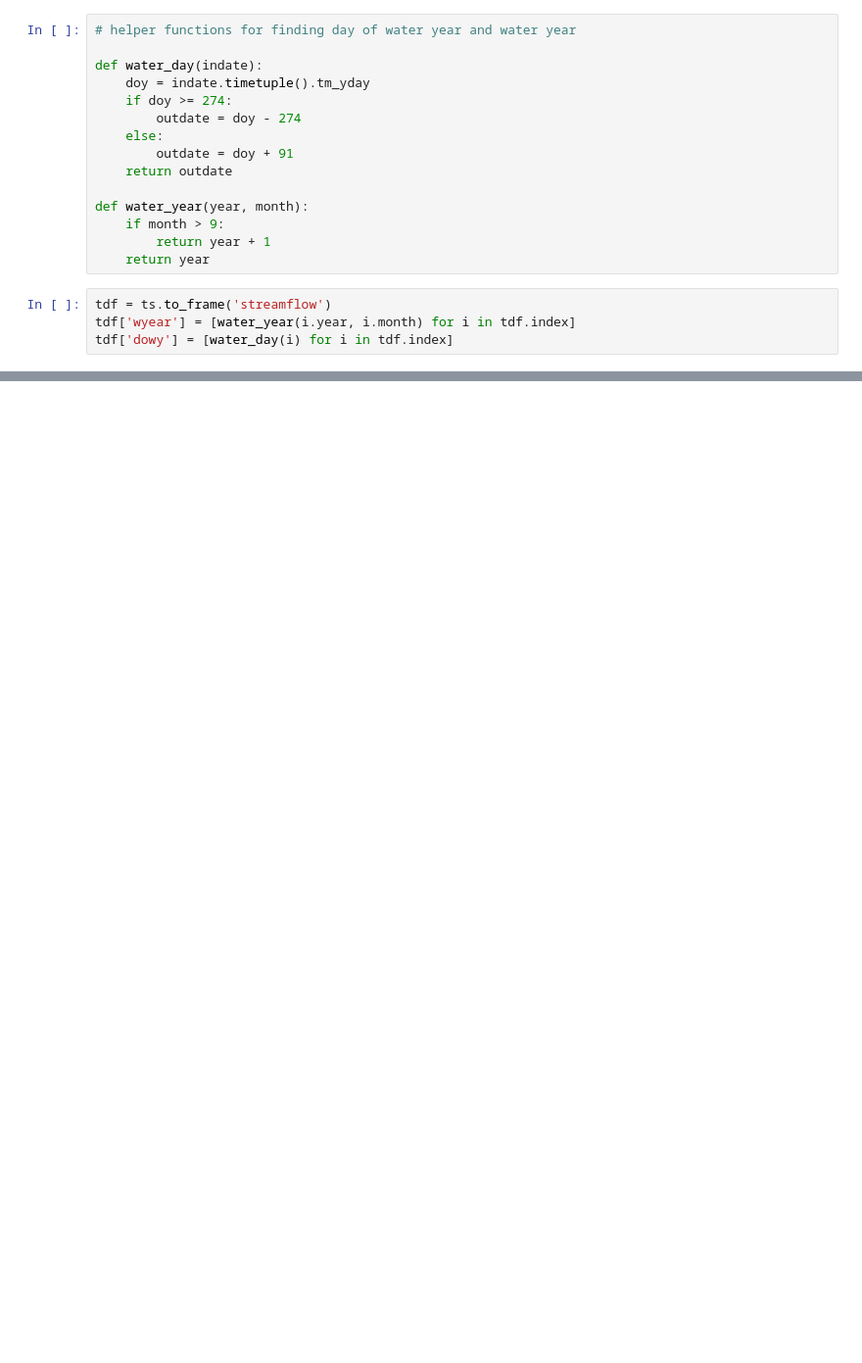
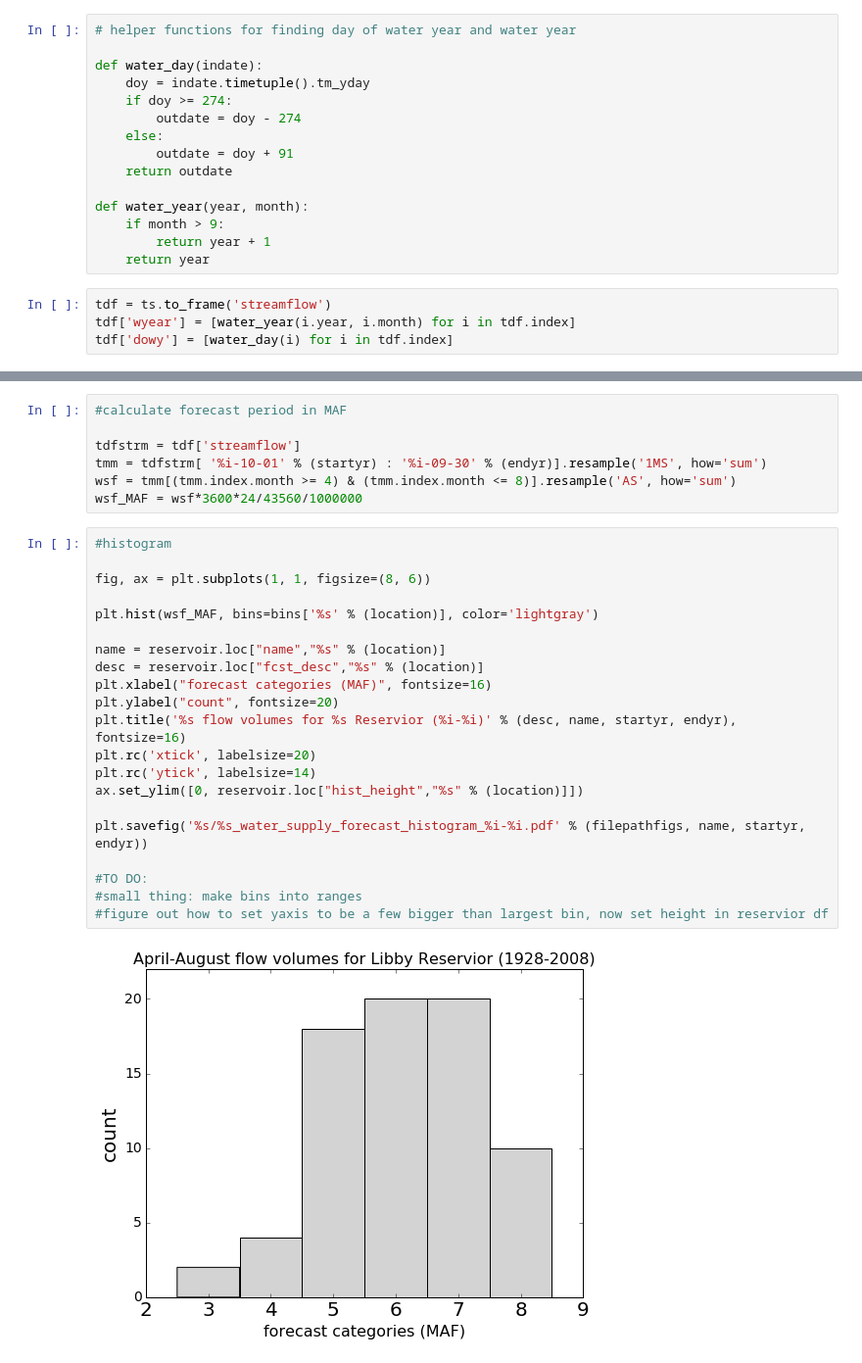
Before and after one commit to julievano/storyline_plots, a Jupyter notebook: notebooks/storylines_metrics_single_timeseries.ipynb, the cells around one changed output, grey strips where cells are left out. Shown at 98% size. Cells and saved outputs as stored; diff of their text form; blank space fills up the shorter version.

```diff
--- a/notebooks/storylines_metrics_single_timeseries.ipynb
+++ b/notebooks/storylines_metrics_single_timeseries.ipynb
@@ -137,0 +138,30 @@ tmm[(tmm.index.month >= 4) & (tmm.index.month <= 8)].resample('AS', how='sum').p
+# %%
+#calculate forecast period in MAF
+
+tdfstrm = tdf['streamflow']
+tmm = tdfstrm[ '%i-10-01' % (startyr) : '%i-09-30' % (endyr)].resample('1MS', how='sum')
+wsf = tmm[(tmm.index.month >= 4) & (tmm.index.month <= 8)].resample('AS', how='sum')
+wsf_MAF = wsf*3600*24/43560/1000000
+# %%
+#histogram
+
+fig, ax = plt.subplots(1, 1, figsize=(8, 6))
+
+plt.hist(wsf_MAF, bins=bins['%s' % (location)], color='lightgray')
+
+name = reservoir.loc["name","%s" % (location)]
+desc = reservoir.loc["fcst_desc","%s" % (location)]
+plt.xlabel("forecast categories (MAF)", fontsize=16)
+plt.ylabel("count", fontsize=20)
+plt.title('%s flow volumes for %s Reservior (%i-%i)' % (desc, name, startyr, endyr), fontsize=16)
+plt.rc('xtick', labelsize=20)
+plt.rc('ytick', labelsize=14)
+ax.set_ylim([0, reservoir.loc["hist_height","%s" % (location)]])
+
+plt.savefig('%s/%s_water_supply_forecast_histogram_%i-%i.pdf' % (filepathfigs, name, startyr, endyr))
+
+#TO DO:
+#small thing: make bins into ranges
+#figure out how to set yaxis to be a few bigger than largest bin, now set height in reservior df
+# %% [output]
+[figure, added]
```
Also changed, not shown: parts of 10 cells of this notebook.
